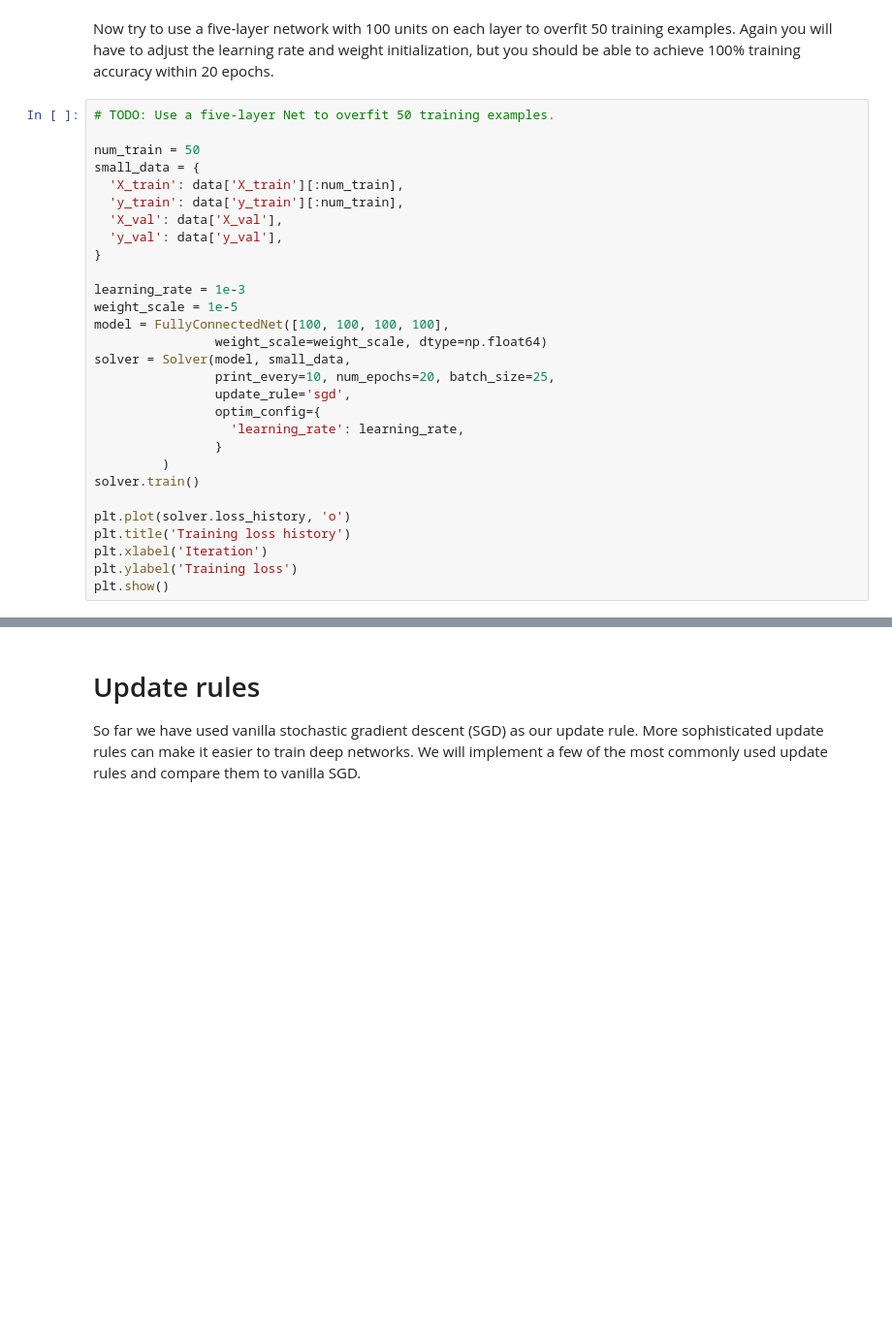
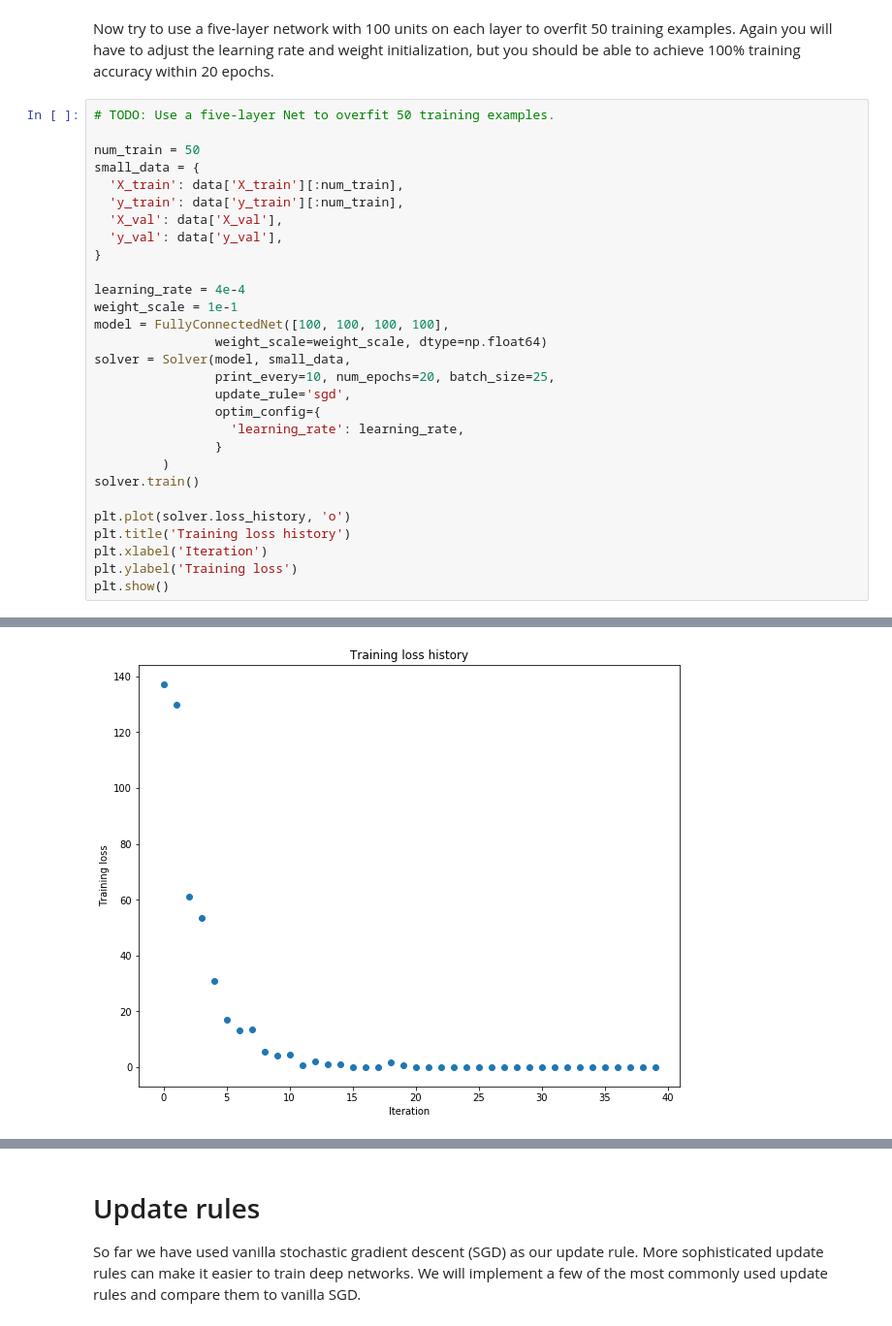
Before and after one commit to abhimanyumittal/cnn_cs231n, a Jupyter notebook: assignment2/FullyConnectedNets.ipynb, the cells around one changed output, grey strips where cells are left out. Shown at 97% size. Saved outputs shown, nothing was run; the diff lists cells and outputs as text; blank space fills up the shorter version.

```diff
--- a/assignment2/FullyConnectedNets.ipynb
+++ b/assignment2/FullyConnectedNets.ipynb
@@ -449,8 +480,8 @@ small_data = {
   'y_val': data['y_val'],
 }
 
-learning_rate = 1e-3
-weight_scale = 1e-5
+learning_rate = 4e-4
+weight_scale = 1e-1
 model = FullyConnectedNet([100, 100, 100, 100],
                 weight_scale=weight_scale, dtype=np.float64)
 solver = Solver(model, small_data,
@@ -467,3 +498,4 @@ plt.title('Training loss history')
 plt.xlabel('Iteration')
 plt.ylabel('Training loss')
 plt.show()
+# %% [output]
@@ -470,3 +519,4 @@ plt.show()
+[figure, added]
 # %% [markdown]
 # Inline question:
 Did you notice anything about the comparative difficulty of training the three-layer net vs training the five layer net?
```
Also changed, not shown: parts of 10 cells of this notebook, 1 other file.
